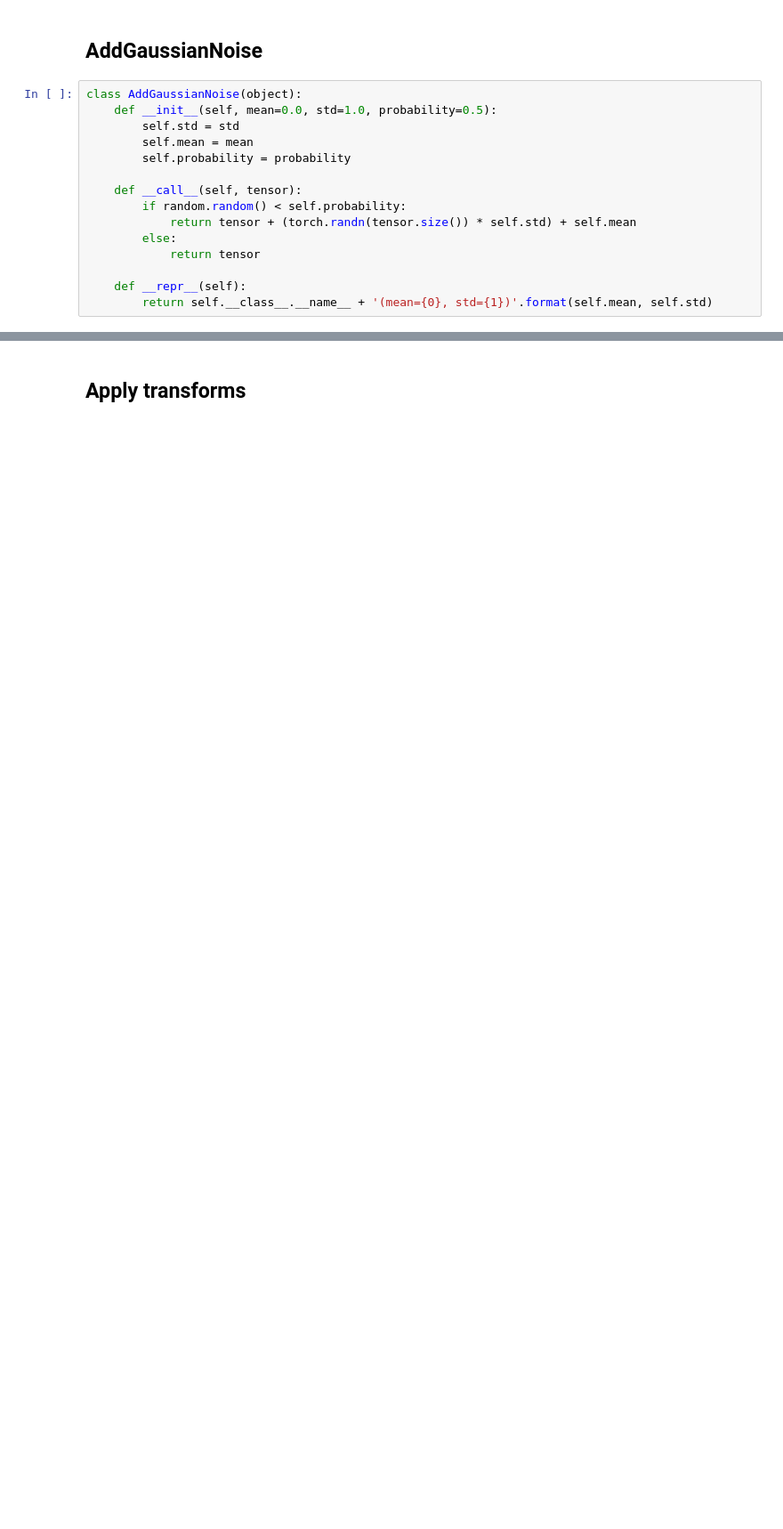
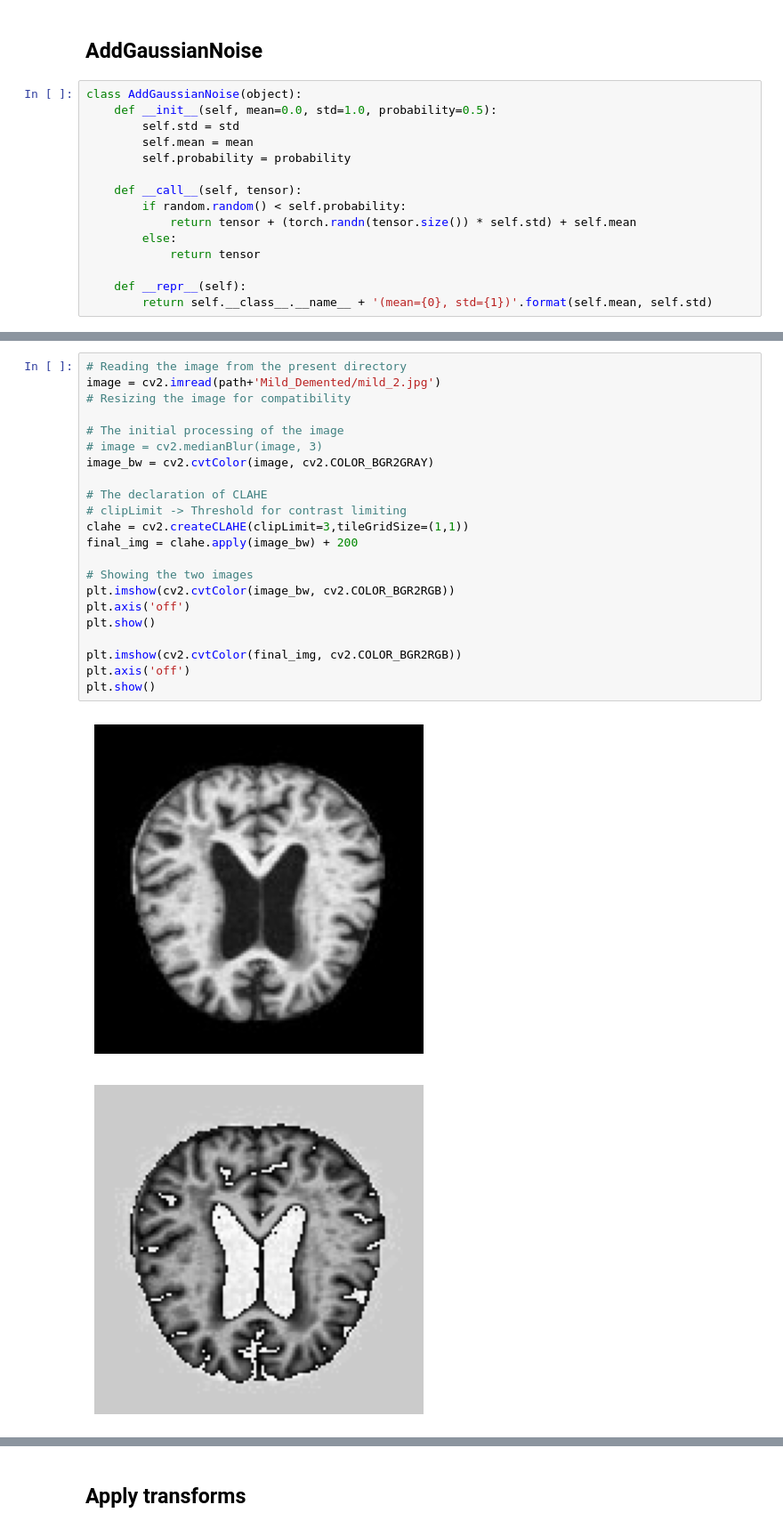
Before and after one commit to Mahmimi/Alzheimer, a Jupyter notebook: Alzheimer.ipynb, the cells around one changed output, grey strips where cells are left out. Shown: that part at 89% size. Cells and saved outputs as stored; diff of their text form; blank space fills up the shorter version.

```diff
--- a/Alzheimer.ipynb
+++ b/Alzheimer.ipynb
@@ -104,0 +107,25 @@ class AddGaussianNoise(object):
+# %%
+# Reading the image from the present directory
+image = cv2.imread(path+'Mild_Demented/mild_2.jpg')
+# Resizing the image for compatibility
+
+# The initial processing of the image
+# image = cv2.medianBlur(image, 3)
+image_bw = cv2.cvtColor(image, cv2.COLOR_BGR2GRAY)
+
+# The declaration of CLAHE
+# clipLimit -> Threshold for contrast limiting
+clahe = cv2.createCLAHE(clipLimit=3,tileGridSize=(1,1))
+final_img = clahe.apply(image_bw) + 200
+
+# Showing the two images
+plt.imshow(cv2.cvtColor(image_bw, cv2.COLOR_BGR2RGB))
+plt.axis('off')
+plt.show()
+
+plt.imshow(cv2.cvtColor(final_img, cv2.COLOR_BGR2RGB))
+plt.axis('off')
+plt.show()
+# %% [output]
+[figure, added]
+[figure, added]
```
Also changed, not shown: parts of 7 cells of this notebook.
